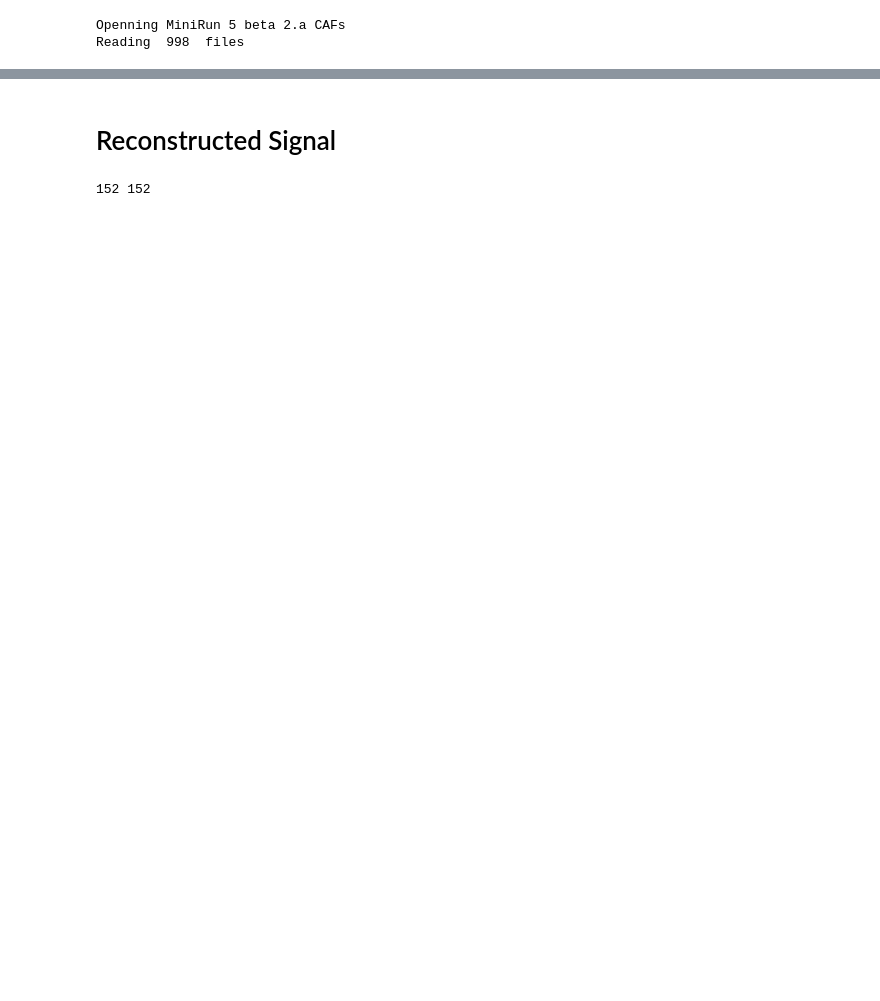
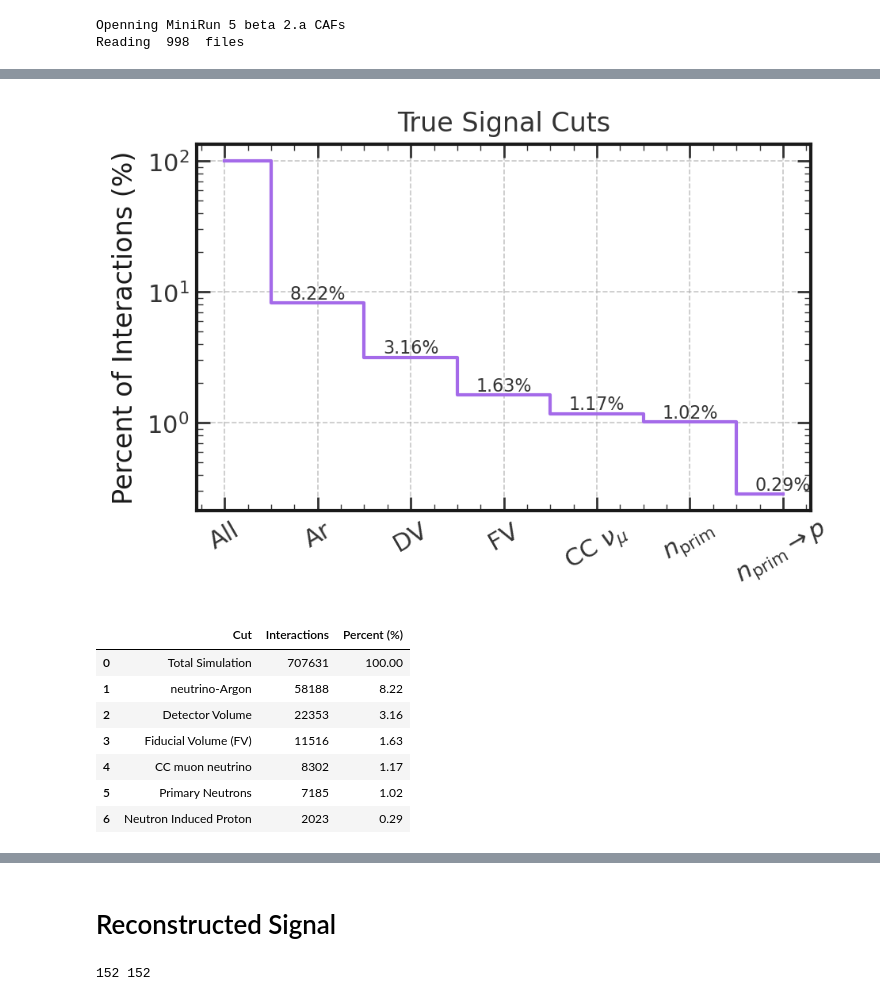
Before and after one commit to gkufatty/neutron-multiplicity, a Jupyter notebook: examples/neutron_selection_caf.ipynb, the cells around one changed output, grey strips where cells are left out. Drawn from its saved outputs; the diff is of its cells as text; code cells hidden in the pictures; blank space fills up the shorter version.

```diff
--- a/examples/neutron_selection_caf.ipynb
+++ b/examples/neutron_selection_caf.ipynb
@@ -321,31 +338,41 @@ plt.show()
 # %%
 # Data and positions
 portions = [(num_neutrinos_total), len(E_neutrino_Ar), len(E_neutrino_dv_Ar), len(E_neutrino_fv_Ar), len(E_neutrino_signal), len(E_neutrino_w_prim_neutrons), len(E_neutron_parents ) ]/(0.01*num_neutrinos_total)
 positions = [0,1,2,3,4,5,6]
 # Plot
-plt.step(positions, portions, where='mid', color='purple', label='Data Line')
+plt.step(positions, portions, where='mid', color='#a46ae9', label='Data Line')
 plt.yscale('log')
 plt.xticks(positions,[r'All',r'Ar', r'DV', r'FV', r'CC $\nu_{\mu}$', r'$n_{\text{prim}}$', r'$n_{\text{prim}} \rightarrow p$'],rotation=30)
 for i, value in enumerate(portions):
     if i == 0:continue
     plt.text(positions[i], value, f'{value:.2f}%', ha='center', va='bottom', fontsize=8)
 plt.yscale('log')
-plt.title('DUNE 2X2 CAF - True Signal Cuts')
+plt.title('True Signal Cuts')
 plt.ylabel('Percent of Interactions (%)')
 #plt.legend()
 plt.show()
 
 data = {
     'Cut': ['Total Simulation', 'neutrino-Argon', 'Detector Volume',
             'Fiducial Volume (FV)', 'CC muon neutrino', 'Primary Neutrons', 'Neutron Induced Proton'],
     'Interactions': [num_neutrinos_total, len(E_neutrino_Ar), len(E_neutrino_dv_Ar), len(E_neutrino_fv_Ar), len(E_neutrino_signal), len(E_neutrino_w_prim_neutrons), len(E_neutron_parents)],
     'Percent (%)': np.round(np.array([num_neutrinos_total, len(E_neutrino_Ar), len(E_neutrino_dv_Ar), len(E_neutrino_fv_Ar), len(E_neutrino_signal), len(E_neutrino_w_prim_neutrons), len(E_neutron_parents)]) / num_neutrinos_total * 100, 4)
 }
 
 df_table_with_names = pd.DataFrame(data)
 
 # Display the DataFrame with formatting, reset index to remove the default index column
 df_table_with_names.reset_index(drop=True).style.format({"Percent (%)": "{:.2f}"})
+# %% [output]
+[figure, added]
+|  | Cut | Interactions | Percent (%) |
+| 0 | Total Simulation | 707631 | 100.00 |
+| 1 | neutrino-Argon | 58188 | 8.22 |
+| 2 | Detector Volume | 22353 | 3.16 |
+| 3 | Fiducial Volume (FV) | 11516 | 1.63 |
+| 4 | CC muon neutrino | 8302 | 1.17 |
+| 5 | Primary Neutrons | 7185 | 1.02 |
+| 6 | Neutron Induced Proton | 2023 | 0.29 |
 # %%
 x_boundaries = np.array([-63.931, -3.069, 3.069, 63.931])
 y_boundaries = np.array([-61.8543, 61.8543])
```
Also changed, not shown: parts of 16 cells of this notebook.
